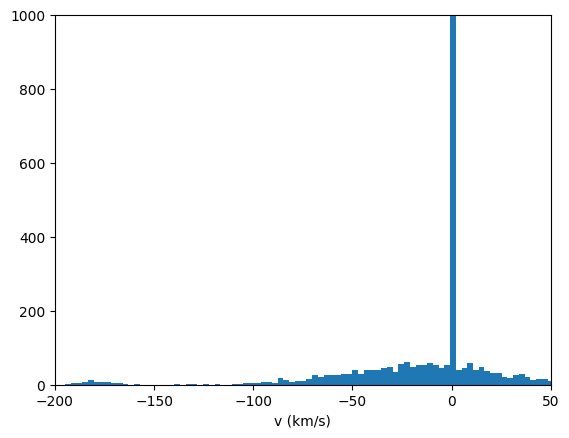
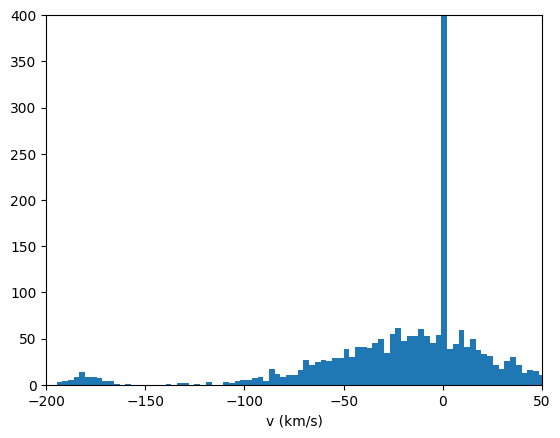
The notebook cell's code change between the first figure and the second:
--- before
+++ after
@@ -4,3 +4,3 @@
 plt.xlabel("v (km/s)")
 plt.xlim(-200, 50)
-plt.ylim(0, 1000)
+plt.ylim(0, 400)

Commit: uodate 10 Dwarfs